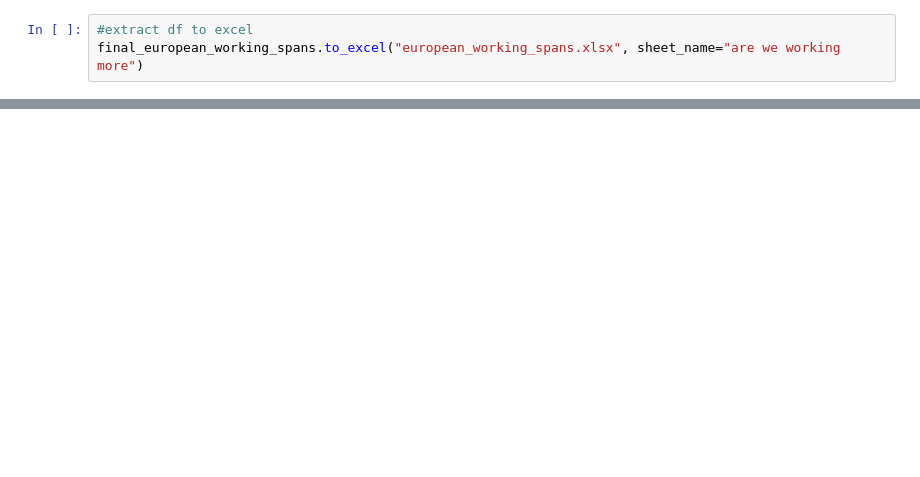
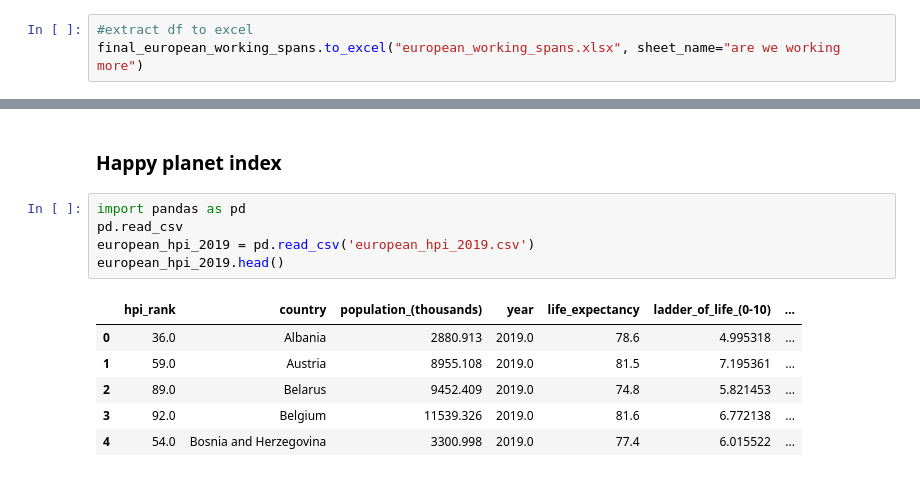
Before and after one commit to prache/Created-a-Product-Workation-Decider-Empowering-Digital-Nomads-in-Europe-, a Jupyter notebook: cost_of_living.ipynb, the cells around one changed output, grey strips where cells are left out. Cells and saved outputs as stored; diff of their text form; blank space fills up the shorter version.

```diff
--- a/cost_of_living.ipynb
+++ b/cost_of_living.ipynb
@@ -153,0 +477,14 @@ global_gdp.head()
+# %% [markdown]
+### Happy planet index <a class="anchor" id="happyplanetindex"></a>
+# %%
+import pandas as pd
+pd.read_csv
+european_hpi_2019 = pd.read_csv('european_hpi_2019.csv')
+european_hpi_2019.head()
+# %% [output]
+|  | hpi_rank | country | population_(thousands) | year | life_expectancy | ladder_of_life_(0-10) | ... |
+| 0 | 36.0 | Albania | 2880.913 | 2019.0 | 78.6 | 4.995318 | ... |
+| 1 | 59.0 | Austria | 8955.108 | 2019.0 | 81.5 | 7.195361 | ... |
+| 2 | 89.0 | Belarus | 9452.409 | 2019.0 | 74.8 | 5.821453 | ... |
+| 3 | 92.0 | Belgium | 11539.326 | 2019.0 | 81.6 | 6.772138 | ... |
+| 4 | 54.0 | Bosnia and Herzegovina | 3300.998 | 2019.0 | 77.4 | 6.015522 | ... |
```
Also changed, not shown: parts of 78 cells of this notebook, 14 other files.
